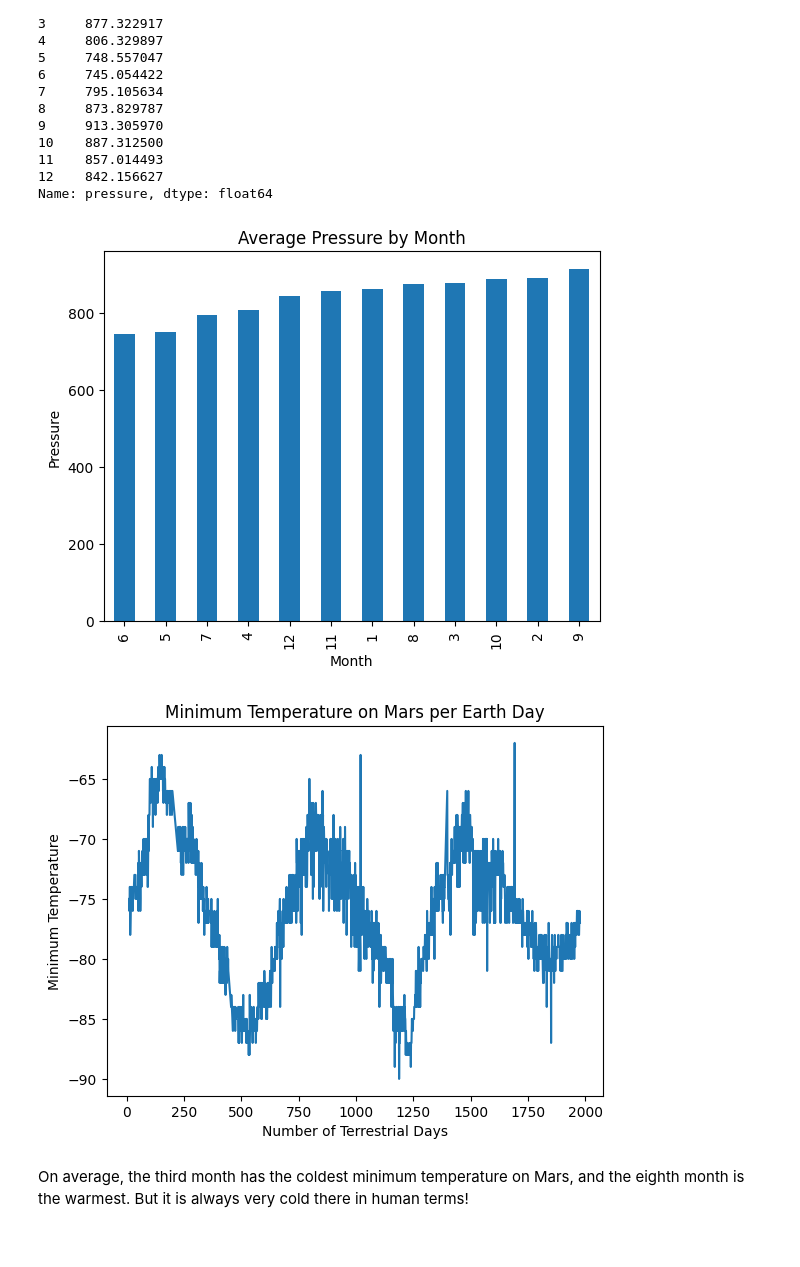
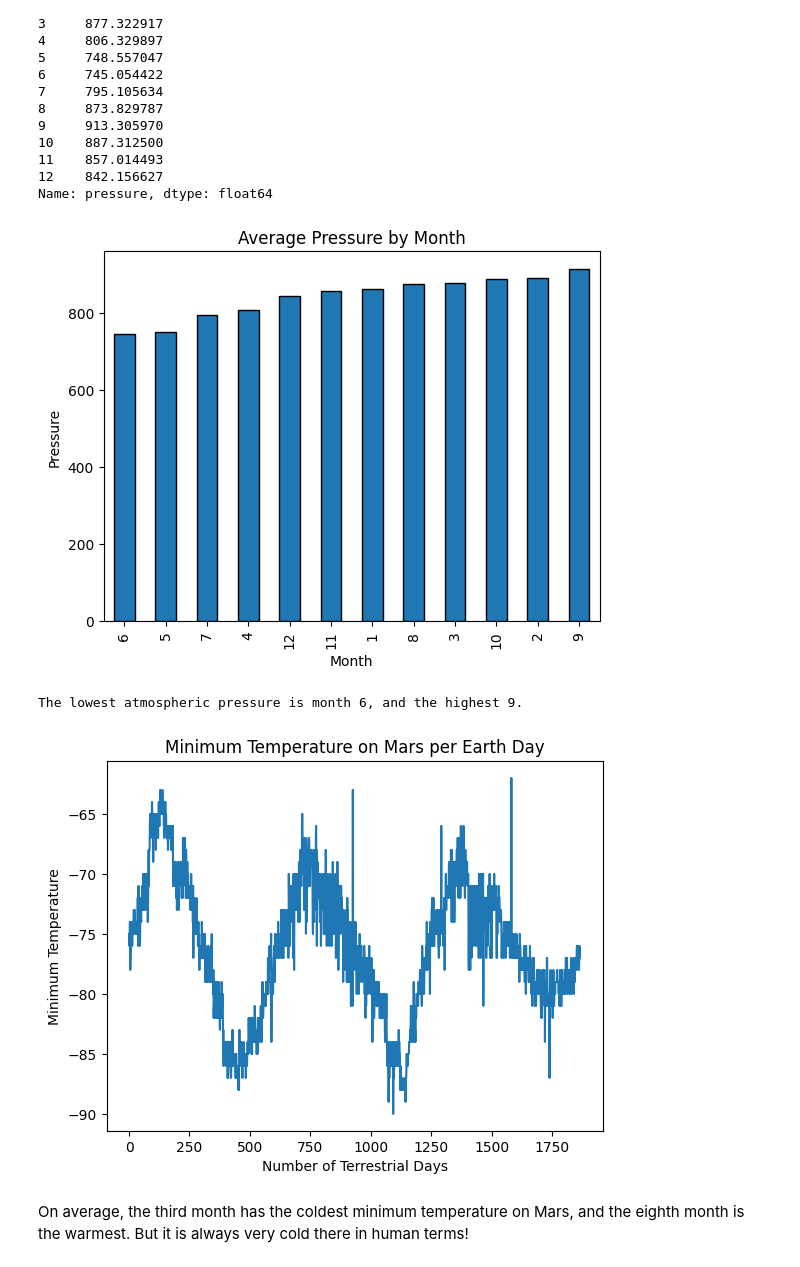
Before and after one commit to IRTakan/Web-Scraping-Challenge, a Jupyter notebook: part_2_mars_weather.ipynb, the cells around one changed output. Cells and saved outputs as stored; diff of their text form; code cells hidden in the pictures.

```diff
--- a/part_2_mars_weather.ipynb
+++ b/part_2_mars_weather.ipynb
@@ -95,23 +95,15 @@ month               object
 min_temp            object
 pressure            object
 dtype: object
-# %%
-# Change data types for data analysis
-mars_temp_df = mars_temp_df.astype({"id": int,
-                "terrestrial_date": "datetime64[ns]",
-                "sol": int,
-                "ls": int,
-                "month": int,
-                "min_temp": float,
-                "pressure": float})
-
-
-# mars_temp_df[mars_temp_df.columns[1]] = pd.to_datetime(mars_temp_df[mars_temp_df.columns[1]])
-# mars_temp_df[mars_temp_df.columns[2]] = mars_temp_df[mars_temp_df.columns[2]].astype(int)
-# mars_temp_df[mars_temp_df.columns[3]] = mars_temp_df[mars_temp_df.columns[3]].astype(int)
-# mars_temp_df[mars_temp_df.columns[4]] = mars_temp_df[mars_temp_df.columns[4]].astype(int)
-# mars_temp_df[mars_temp_df.columns[5]] = mars_temp_df[mars_temp_df.columns[5]].astype(float)
-# mars_temp_df[mars_temp_df.columns[6]] = mars_temp_df[mars_temp_df.columns[6]].astype(float)
+# %%
+# Change data types for data analysis
+
+mars_temp_df.terrestrial_date = pd.to_datetime(mars_temp_df.terrestrial_date)
+mars_temp_df.sol = mars_temp_df.sol.astype('int64')
+mars_temp_df.ls = mars_temp_df.ls.astype('int64')
+mars_temp_df.month = mars_temp_df.month.astype('int64')
+mars_temp_df.min_temp = mars_temp_df.min_temp.astype(float)
+mars_temp_df.pressure = mars_temp_df.pressure.astype(float)
 # %%
 # Confirm type changes were successful by examining data types again
 mars_temp_df.dtypes
@@ -221,20 +216,23 @@ Name: pressure, dtype: float64
 # Plot the average pressure by month
 av_pressure.sort_values("pressure").plot.bar(title="Average Pressure by Month",
                                    xlabel="Month", ylabel="Pressure",
-                                   legend=False, rot=90)
+                                   legend=False, rot=90, edgecolor='black')
 plt.show()
+
+print(f'The lowest atmospheric pressure is month {av_pressure.sort_values("pressure").index[0]}, and the highest {av_pressure.sort_values("pressure").index[-1]}.')
 # %% [output]
-[figure, old version]
+[figure, new version]
+The lowest atmospheric pressure is month 6, and the highest 9.
 # %%
 # 5. How many terrestrial (earth) days are there in a Martian year?
-plt.plot(mars_temp_df['sol'], mars_temp_df['min_temp'])
-plt.title('Minimum Temperature on Mars per Earth Day')
+plt.plot(mars_temp_df.index, mars_temp_df['min_temp'])
 plt.xlabel('Number of Terrestrial Days')
 plt.ylabel('Minimum Temperature')
+plt.title('Minimum Temperature on Mars per Earth Day')
 
 plt.show()
 # %% [output]
-[figure, old version]
+[figure, new version]
 # %% [markdown]
 On average, the third month has the coldest minimum temperature on Mars, and the eighth month is the warmest. But it is always very cold there in human terms!
 # %% [markdown]
```
Also changed, not shown: parts of 3 cells of this notebook.
